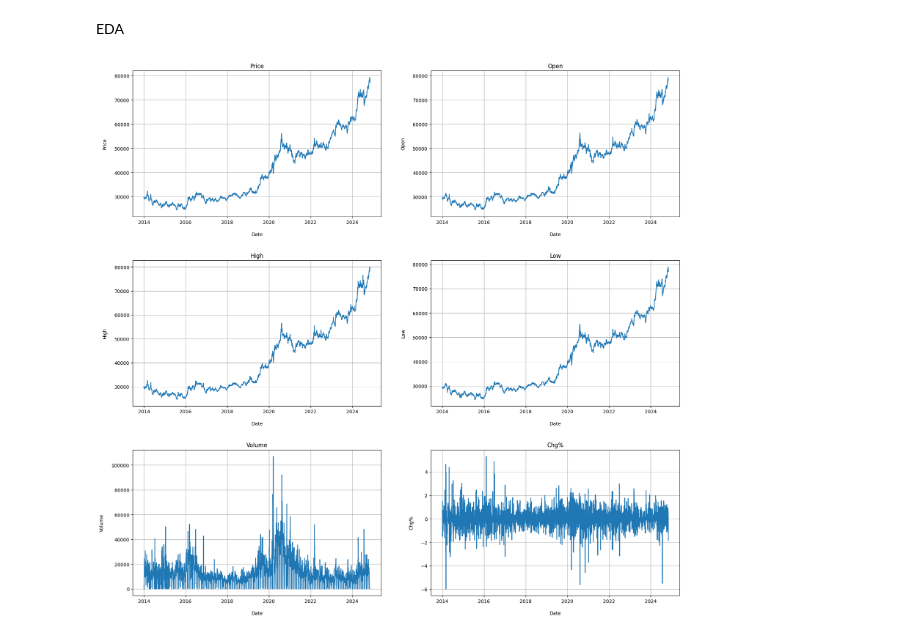
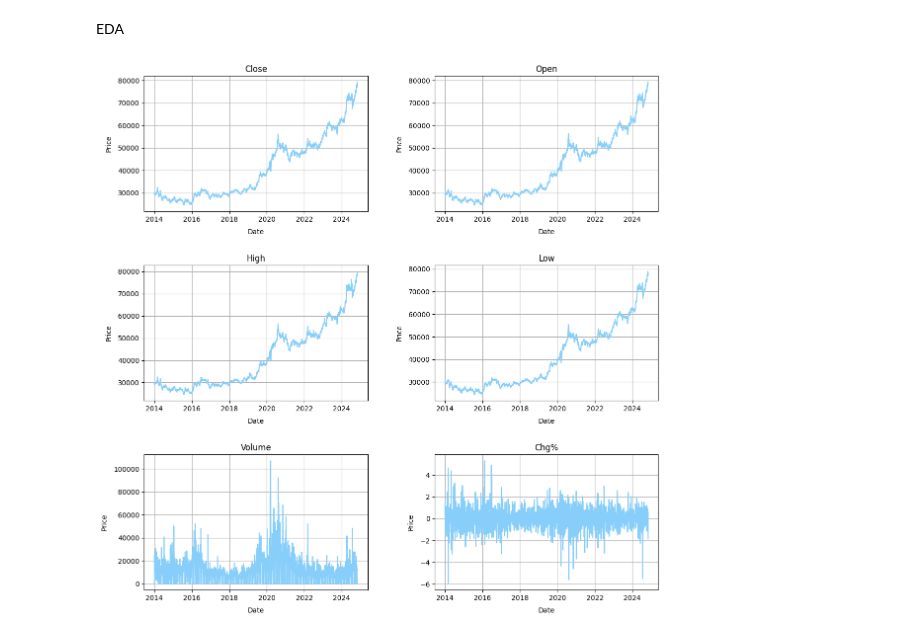
Before and after one commit to jwjang1/Gold-Price-Prediction, a Jupyter notebook: Gold_Price_Prerdiction_Model.ipynb, the cells around one changed output. Drawn from its saved outputs; the diff is of its cells as text; code cells hidden in the pictures.

```diff
--- a/Gold_Price_Prerdiction_Model.ipynb
+++ b/Gold_Price_Prerdiction_Model.ipynb
@@ -124,3 +124,6 @@ df
 | 2014-01-02 | 29975 | 29678 | 30050 | 29678 | 3140 | 1.47 |
 | 2014-01-01 | 29542 | 29435 | 29598 | 29340 | 2930 | 0.25 |
 2806 rows × 6 columns
+# %%
+df = df.rename(columns={'Price' : 'Close'})
+df
@@ -128,26 +146,24 @@ df
 EDA
 # %%
 f = plt.figure()
-f.set_figwidth(20)
-f.set_figheight(40)
+f.set_figwidth(13)
+f.set_figheight(13)
 
 plt.subplots_adjust(left=0.1,
                     bottom=0.1,
                     right=0.9,
                     top=0.9,
-                    wspace=0.2,
-                    hspace=0.3)
+                    wspace=0.3,
+                    hspace=0.4)
 
-i=1
+i = 1
 for column in df.columns:
-    plt.subplot(6,2,i)
-    plt.plot(df[column])
+    plt.subplot(3,2,i)
+    plt.plot(df[column], color='lightskyblue')
     plt.title(column)
-    # plt.xticks(fontsize=13)
-    # plt.yticks(fontsize=13)
-    plt.xlabel('Date',labelpad=15)
-    plt.ylabel(column,labelpad=15)
+    plt.xlabel('Date', labelpad=8)
+    plt.ylabel('Price', labelpad=8)
     plt.grid()
-    i+=1
+    i += 1
 # %% [output]
-[figure, old version]
+[figure, new version]
```
Also changed, not shown: parts of 4 cells of this notebook.
